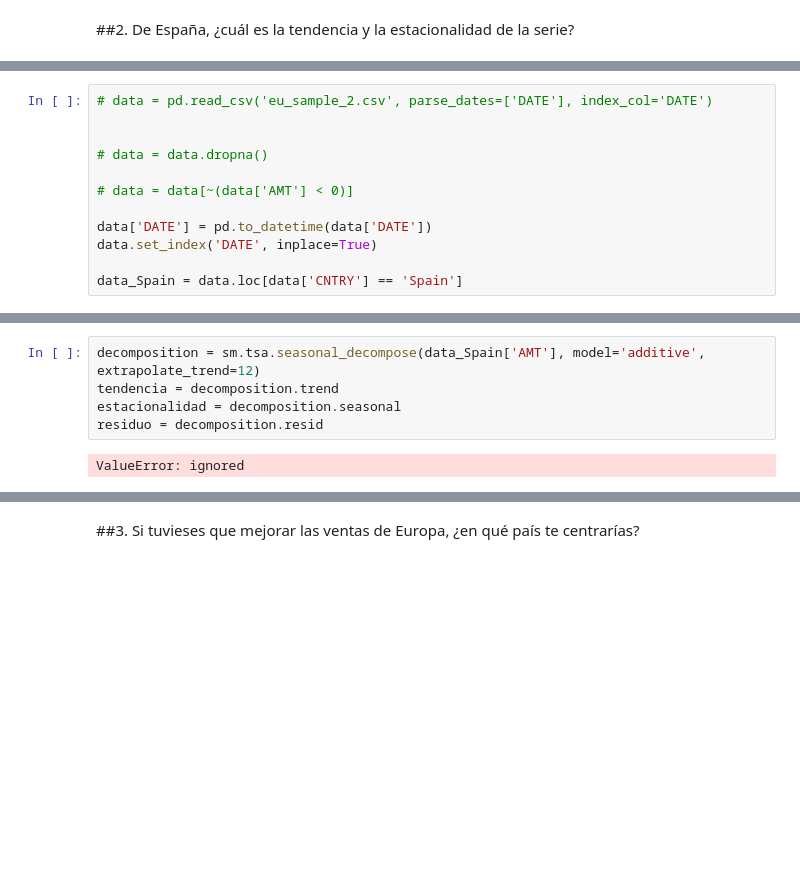
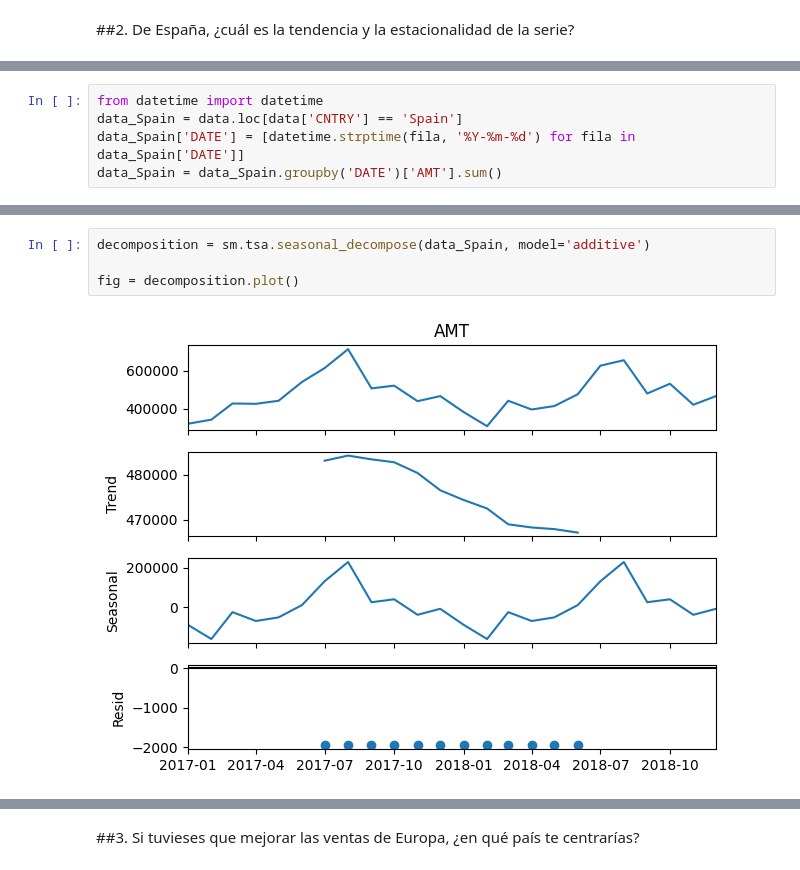
Before and after one commit to Ana-AlonsoCanizares/Visualizacion_datos, a Jupyter notebook: Pr1_VisualizacionDatos_AnaAlonso.ipynb, the cells around one changed output, grey strips where cells are left out. Saved outputs shown, nothing was run; the diff lists cells and outputs as text; blank space fills up the shorter version.

```diff
--- a/Pr1_VisualizacionDatos_AnaAlonso.ipynb
+++ b/Pr1_VisualizacionDatos_AnaAlonso.ipynb
@@ -303,12 +265,0 @@ Intercepto: 7.275957614183426e-12
-# %%
-# data = pd.read_csv('eu_sample_2.csv', parse_dates=['DATE'], index_col='DATE')
-
-
-# data = data.dropna()
-
-# data = data[~(data['AMT'] < 0)]
-
-data['DATE'] = pd.to_datetime(data['DATE'])
-data.set_index('DATE', inplace=True)
-
-data_Spain = data.loc[data['CNTRY'] == 'Spain']
@@ -329,0 +266,5 @@ data_Spain = data.loc[data['CNTRY'] == 'Spain']
+# %%
+from datetime import datetime
+data_Spain = data.loc[data['CNTRY'] == 'Spain']
+data_Spain['DATE'] = [datetime.strptime(fila, '%Y-%m-%d') for fila in data_Spain['DATE']]
+data_Spain = data_Spain.groupby('DATE')['AMT'].sum()
@@ -330,7 +278,6 @@ data_Spain = data.loc[data['CNTRY'] == 'Spain']
 # %%
-decomposition = sm.tsa.seasonal_decompose(data_Spain['AMT'], model='additive', extrapolate_trend=12)
-tendencia = decomposition.trend
-estacionalidad = decomposition.seasonal
-residuo = decomposition.resid
+decomposition = sm.tsa.seasonal_decompose(data_Spain, model='additive')
+
+fig = decomposition.plot()
 # %% [output]
-ValueError: ignored
+[figure, added]
```
Also changed, not shown: parts of 18 cells of this notebook.
